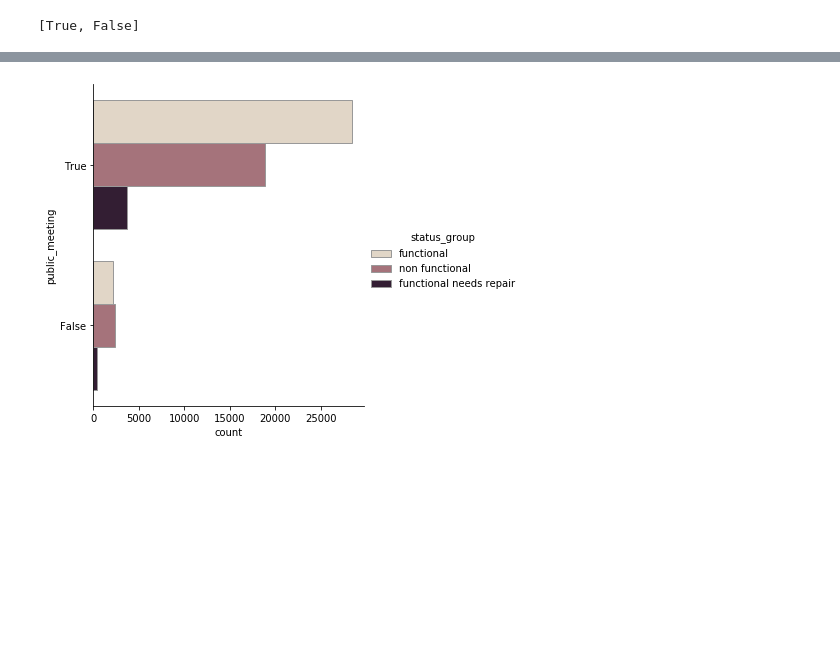
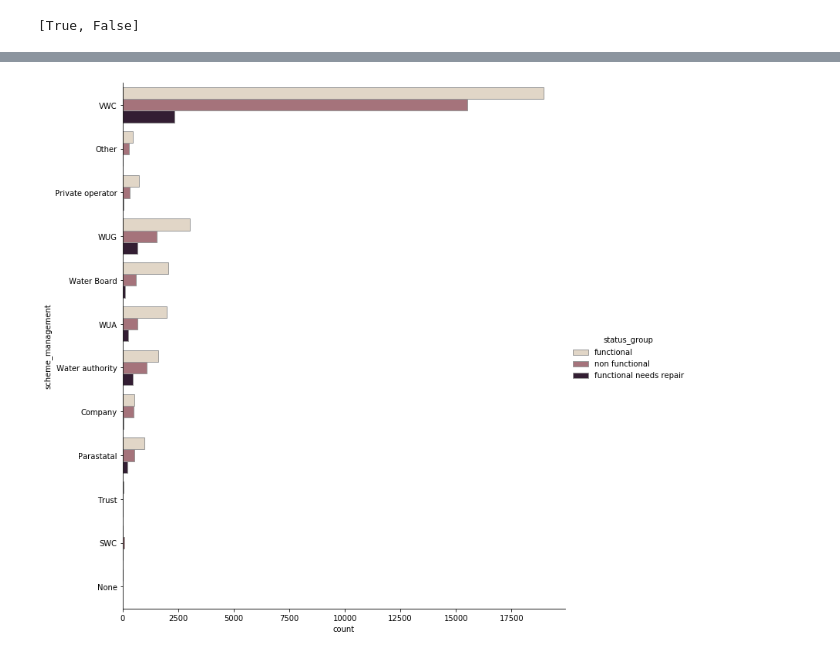
Before and after one commit to akashrama/tanzania_water_predictor, a Jupyter notebook: notebooks/exploratory/Brent/Eda_cleaning.ipynb, the cells around one changed output, grey strips where cells are left out. Cells and saved outputs as stored; diff of their text form; code cells hidden in the pictures; blank space fills up the shorter version.

Commit message:
clean all nan values

```diff
--- a/notebooks/exploratory/Brent/Eda_cleaning.ipynb
+++ b/notebooks/exploratory/Brent/Eda_cleaning.ipynb
@@ -346,3 +332,7 @@ True     51011
 False     5055
 Name: public_meeting, dtype: int64
 [True, False]
+# %%
+#Replace NaN values with "Unknown" and visualize the predictor's distribution
+df_train.public_meeting.fillna(value='Unknown', inplace=True)
+plot_feature(df_train, 'public_meeting', 'status_group', height=5)
@@ -349,4 +368,4 @@ Name: public_meeting, dtype: int64
 # %%
-plot_feature(df_train, 'public_meeting', 'status_group', height=5)
+plot_feature(df_train, 'scheme_management', 'status_group')
 # %% [output]
-[figure, old version]
+[figure, new version]
```
Also changed, not shown: parts of 27 cells of this notebook.
